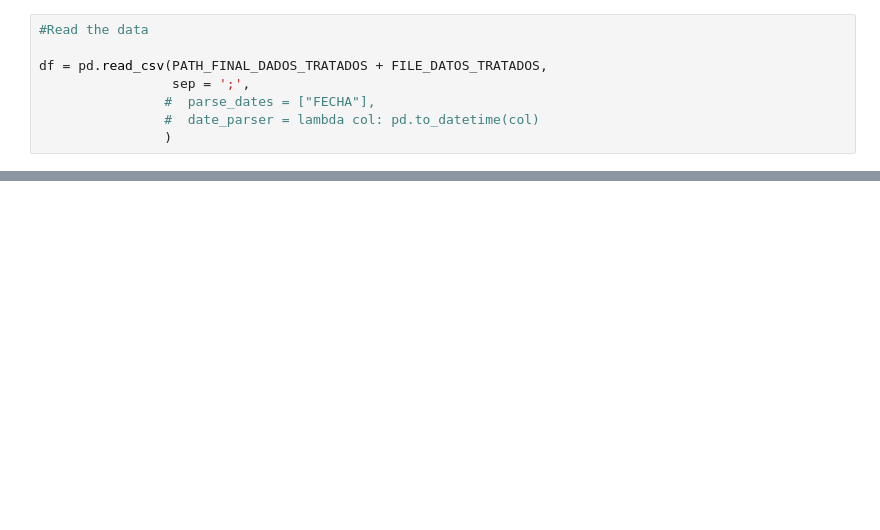
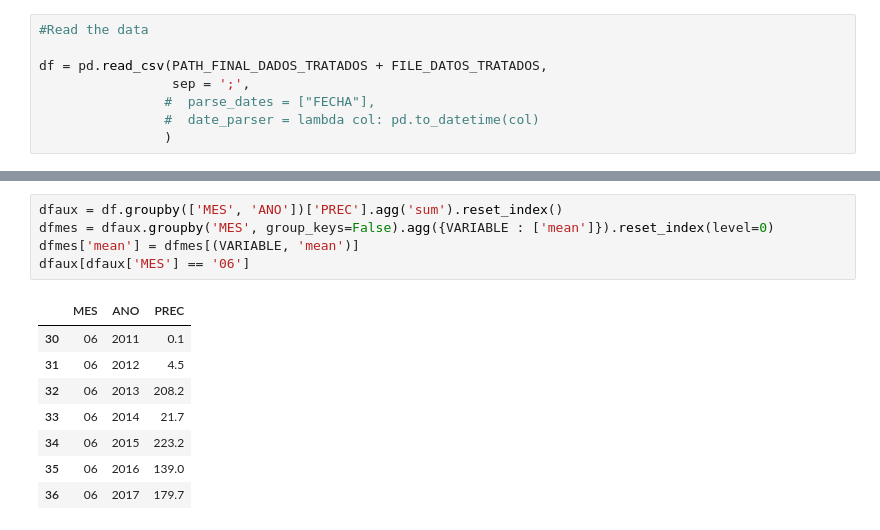
Before and after one commit to chris051091/Seminario-3, a Jupyter notebook: climatologia/src/vizcaina/Climatologia_Precipitación_Vizcaina.ipynb, the cells around one changed output, grey strips where cells are left out. Drawn from its saved outputs; the diff is of its cells as text; blank space fills up the shorter version.

```diff
--- a/climatologia/src/vizcaina/Climatologia_Precipitación_Vizcaina.ipynb
+++ b/climatologia/src/vizcaina/Climatologia_Precipitación_Vizcaina.ipynb
@@ -118,3 +65,17 @@ See the caveats in the documentation: https://pandas.pydata.org/pandas-docs/stab
+# %%
+dfaux = df.groupby(['MES', 'ANO'])['PREC'].agg('sum').reset_index()
+dfmes = dfaux.groupby('MES', group_keys=False).agg({VARIABLE : ['mean']}).reset_index(level=0)
+dfmes['mean'] = dfmes[(VARIABLE, 'mean')]
+dfaux[dfaux['MES'] == '06']
+# %% [output]
+|  | MES | ANO | PREC |
+| 30 | 06 | 2011 | 0.1 |
+| 31 | 06 | 2012 | 4.5 |
+| 32 | 06 | 2013 | 208.2 |
+| 33 | 06 | 2014 | 21.7 |
+| 34 | 06 | 2015 | 223.2 |
+| 35 | 06 | 2016 | 139.0 |
+| 36 | 06 | 2017 | 179.7 |
 # %%
 #Start every matrix
 
```
Also changed, not shown: parts of 7 cells of this notebook.
